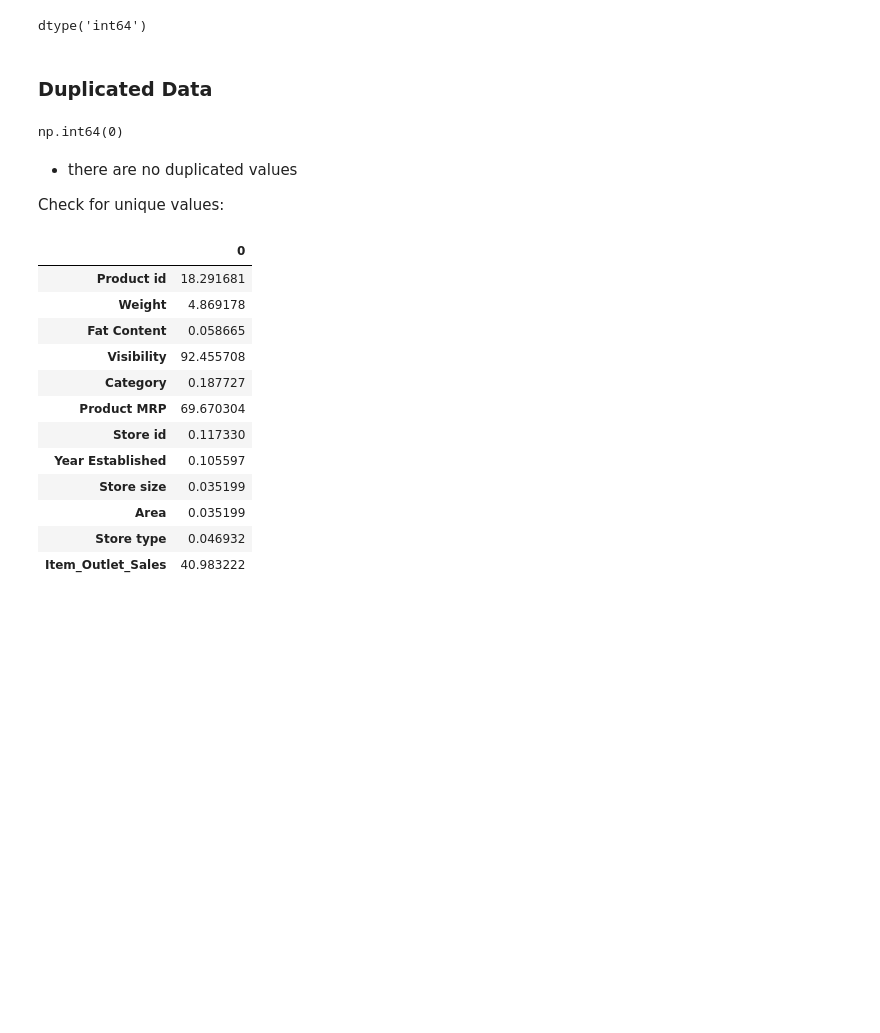
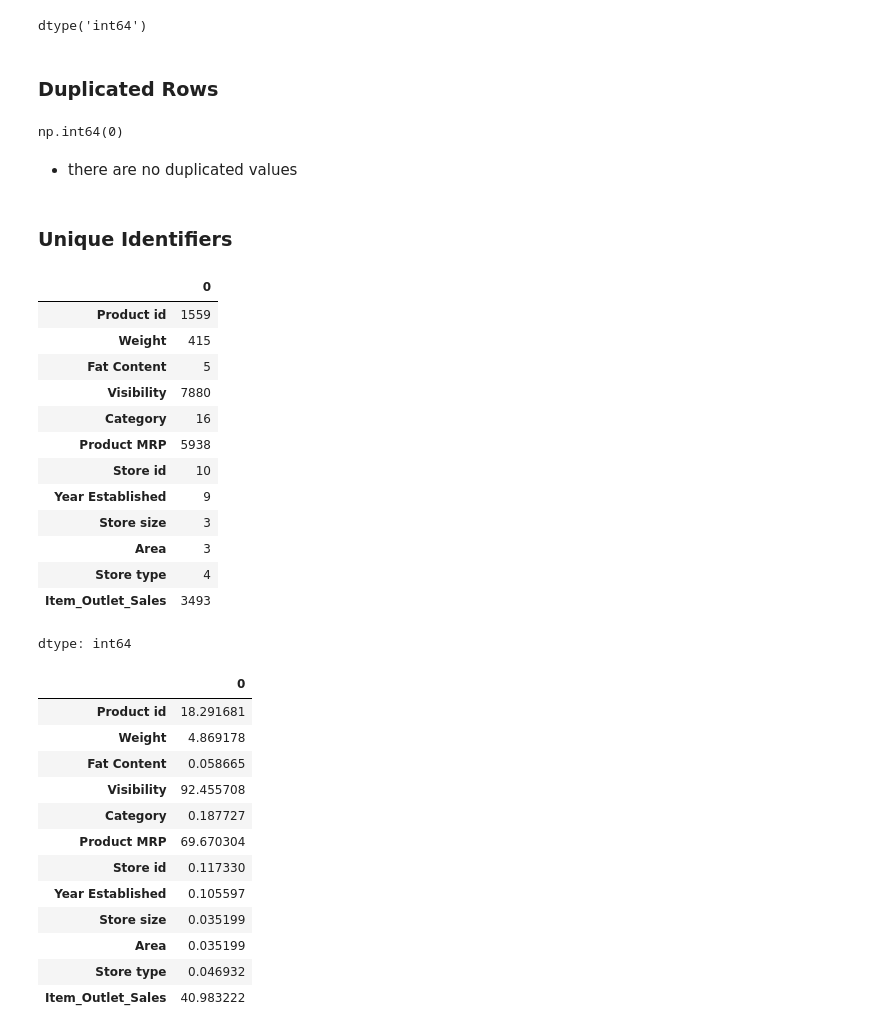
Before and after one commit to swirita/Prediction-of-Product-Sales, a Jupyter notebook: Prediction_of_Product_Sales.ipynb, the cells around one changed output. Drawn from its saved outputs; the diff is of its cells as text; code cells hidden in the pictures; blank space fills up the shorter version.

```diff
--- a/Prediction_of_Product_Sales.ipynb
+++ b/Prediction_of_Product_Sales.ipynb
@@ -92,6 +125,6 @@ df['Store id'].dtypes
 # %% [output]
 dtype('int64')
 # %% [markdown]
-### Duplicated Data
+### Duplicated Rows
 # %%
 # check for duplicated data
@@ -101,8 +134,27 @@ duplicated_rows.sum()
 np.int64(0)
 # %% [markdown]
 - there are no duplicated values
-
-Check for unique values:
+# %% [markdown]
+
+### Unique Identifiers
+# %%
+# number of unique values for each column
+df.nunique()
+# %% [output]
+|  | 0 |
+| Product id | 1559 |
+| Weight | 415 |
+| Fat Content | 5 |
+| Visibility | 7880 |
+| Category | 16 |
+| Product MRP | 5938 |
+| Store id | 10 |
+| Year Established | 9 |
+| Store size | 3 |
+| Area | 3 |
+| Store type | 4 |
+| Item_Outlet_Sales | 3493 |
+dtype: int64
 # %%
 # percentage of unique values in each columns
 df.nunique() / len(df) * 100
```
Also changed, not shown: parts of 24 cells of this notebook.
